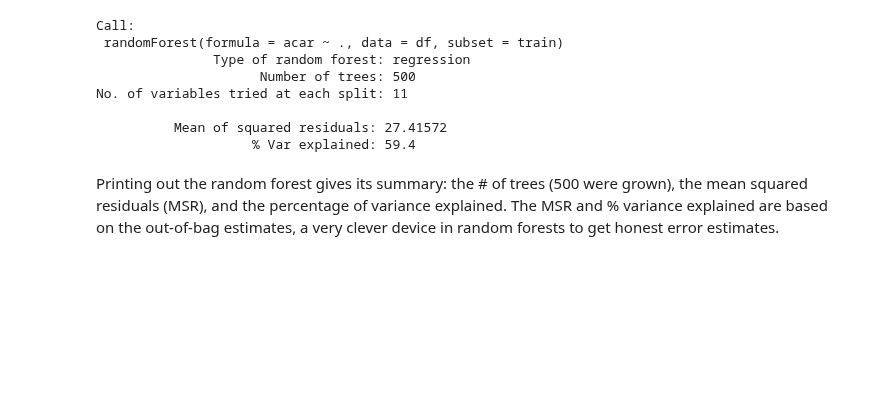
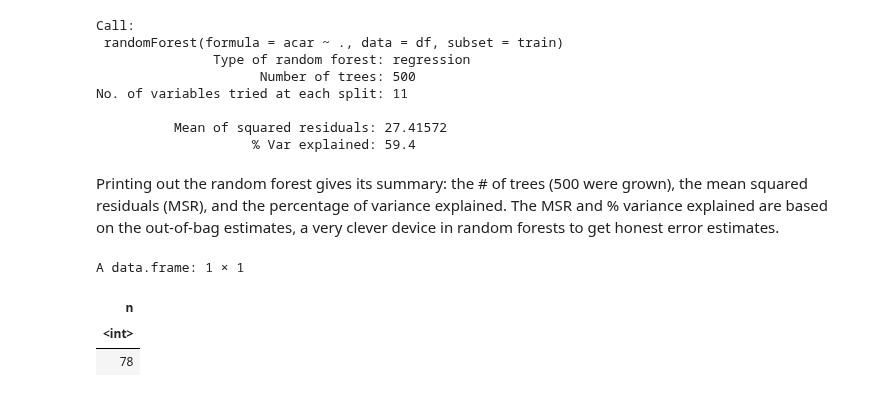
Before and after one commit to narslab/water-accessibility, a Jupyter notebook: bin/jupyter/Classification.ipynb, the cells around one changed output. Drawn from its saved outputs; the diff is of its cells as text; code cells hidden in the pictures; blank space fills up the shorter version.

```diff
--- a/bin/jupyter/Classification.ipynb
+++ b/bin/jupyter/Classification.ipynb
@@ -320,3 +320,10 @@ No. of variables tried at each split: 11
                     % Var explained: 59.4
 # %% [markdown]
 Printing out the random forest gives its summary: the # of trees (500 were grown), the mean squared residuals (MSR), and the percentage of variance explained. The MSR and % variance explained are based on the out-of-bag estimates, a very clever device in random forests to get honest error estimates.
+# %%
+count(df)
+# %% [output]
+A data.frame: 1 × 1
+| n |
+| <int> |
+| 78 |
```
